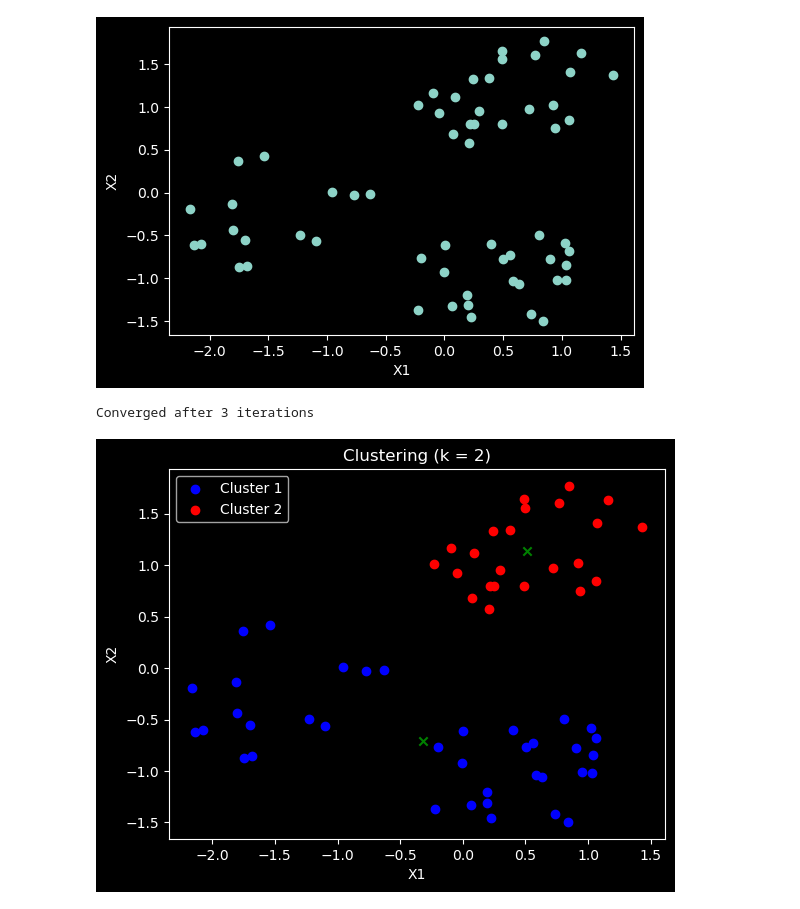
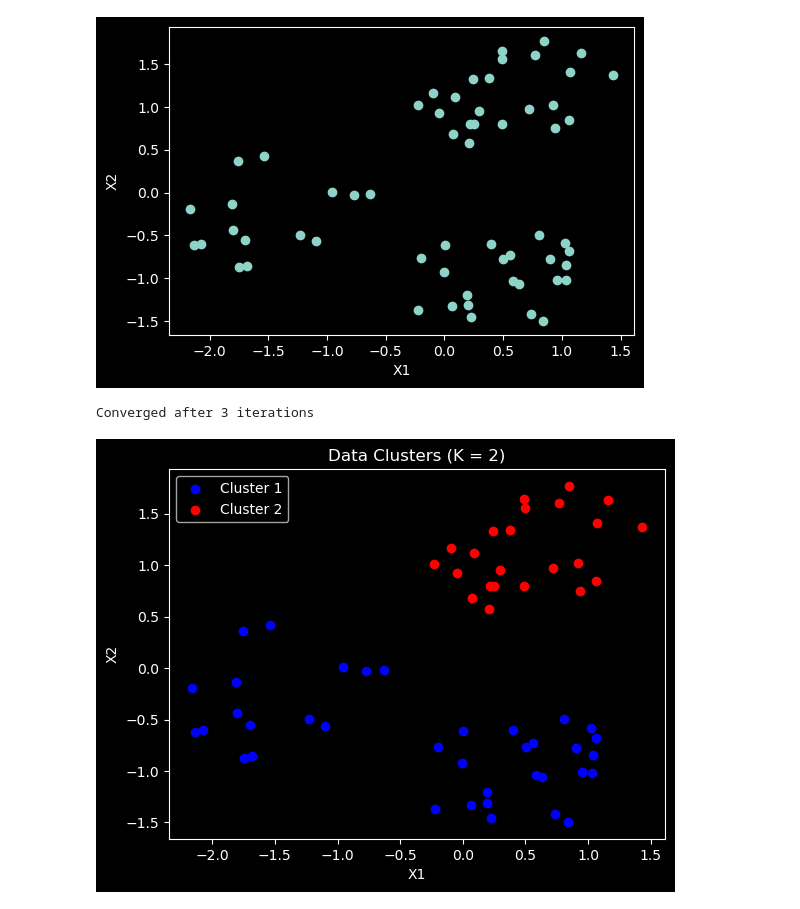
Before and after one commit to dotpixel123/ai-lab-assignments, a Jupyter notebook: K-Means Clustering/kmeans.ipynb, the cells around one changed output. Cells and saved outputs as stored; diff of their text form; code cells hidden in the pictures.

```diff
--- a/K-Means Clustering/kmeans.ipynb
+++ b/K-Means Clustering/kmeans.ipynb
@@ -28,49 +25,46 @@ plt.show()
 # %% [output]
 [figure]
 # %%
-iters = 50
-k = 2 # for 2 clusters
 eps = 1e-4
-np.random.seed(10)
-C = np.random.random((k, 2))
 
-final_cluster = []
-for iteration in range(iters):
-    prev_C = C.copy()
-    clusters = []
+def training_function(k, iters, tol=eps):
+    np.random.seed(10)
+    C = np.random.random((k, 2))
+    for iteration in range(iters):
+        prev_C = C.copy()
+        clusters = []
 
-    for i in range(len(X)):
-        distances = []
-        for j in range(k):
-            dist = np.sqrt((C[j][0] - X1[i])**2 + (C[j][1] - X2[i])**2)
-            distances.append(dist)
-        clusters.append(np.argmin(distances))
+        for i in range(len(X)):
+            distances = []
+            for j in range(k):
+                dist = np.sqrt((C[j][0] - X1[i])**2 + (C[j][1] - X2[i])**2)
+                distances.append(dist)
+            clusters.append(np.argmin(distances))
 
-    for i in range(k):
-        points = X[np.array(clusters) == i]
-        C[i] = np.mean(points, axis = 0)
+        for i in range(k):
+            points = X[np.array(clusters) == i]
+            C[i] = np.mean(points, axis = 0)
 
-    diff = np.sum((C - prev_C)**2)
-    if diff < eps:
-        print(f"Converged after {iteration+1} iterations")
-        final_cluster = clusters
-        break
+        diff = np.sum((C - prev_C)**2)
+        if diff < tol:
+            print(f"Converged after {iteration+1} iterations")
+            return clusters
-# %% [output]
-Converged after 3 iterations
+# %%
+final_clusters = training_function(k=2, iters=50)
+# %% [output]
+Converged after 3 iterations
 # %%
 # Plotting the clustered dataset
-plt.scatter(C[:, 0], C[:, 1], marker='x', color='g')
-
-points = X[np.array(final_cluster) == 0]
+points = X[np.array(final_clusters) == 0]
 plt.scatter(points[:, 0], points[:, 1], color='b', label='Cluster 1')
 
-points = X[np.array(clusters) == 1]
+points = X[np.array(final_clusters) == 1]
 plt.scatter(points[:, 0], points[:, 1], color='r', label='Cluster 2')
 
 plt.xlabel("X1")
 plt.ylabel("X2")
-plt.title("Clustering (k = 2)")
+plt.title("Data Clusters (K = 2)")
 plt.legend()
 plt.show()
 # %% [output]
-[figure, old version]
+[figure, new version]
```
Also changed, not shown: parts of 4 cells of this notebook.
